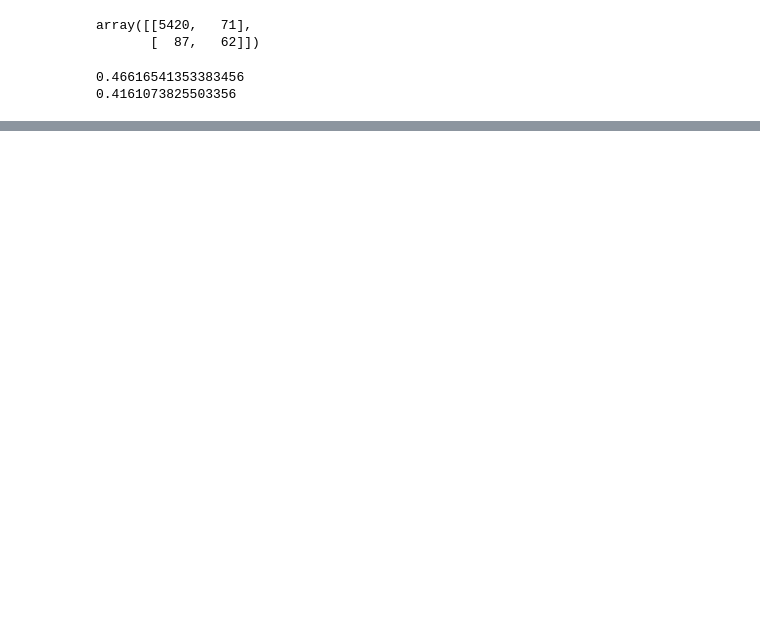
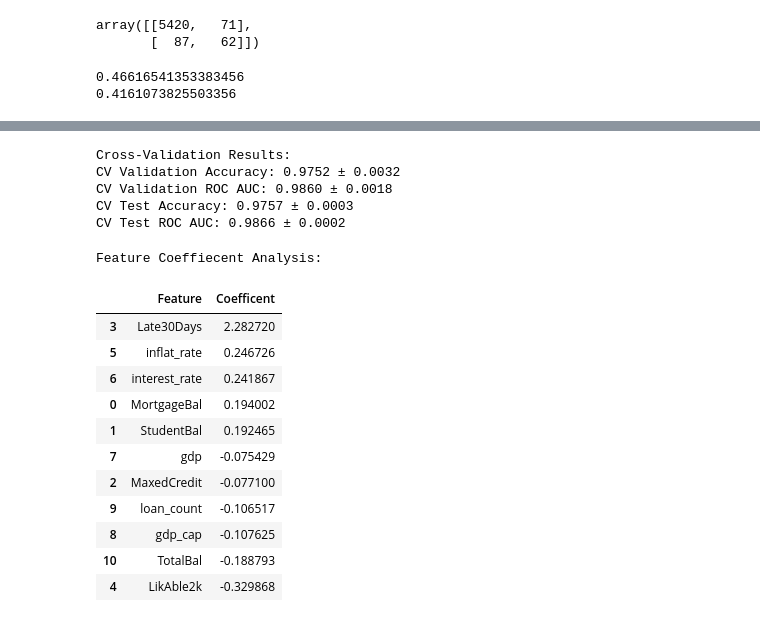
Before and after one commit to yzhao2433/LoanDelinquencyProject, a Jupyter notebook: data_prepartion.ipynb, the cells around one changed output, grey strips where cells are left out. Drawn from its saved outputs; the diff is of its cells as text; code cells hidden in the pictures; blank space fills up the shorter version.

```diff
--- a/data_prepartion.ipynb
+++ b/data_prepartion.ipynb
@@ -511,0 +508,15 @@ print (recall_score(y_test, predictions_test))
+# %%
+X = df_final_cleaned.drop(columns=["Late90Days","CreditScore",
+                                                   "LastCheckCredit","date","year",
+                                                   "weight", "userid","HaveCredit",'HaveMortgage',
+                                                   'HaveStudent','HaveHomeBasedLoan',
+                                                   'CreditBal', 'HomeBasedBal',
+                                                   'AutoBal', 'OtherBal',
+                                                   'HaveAuto', 'Other',
+                                                   "loan_count(w/outCredit)"])
+
+Y = df_final_cleaned["Late90Days"]
+
+X_train, X_test, y_train, y_test = train_test_split(X, Y, test_size=0.3, stratify=y)
+# Store the original column names before scaling
+feature_names = X.columns.tolist()
@@ -511,0 +541,14 @@ print (recall_score(y_test, predictions_test))
+# %%
+# Extract and display CV results
+print("Cross-Validation Results:")
+print(f"CV Validation Accuracy: {np.mean(cv_results['test_accuracy']):.4f} ± {np.std(cv_results['test_accuracy']):.4f}")
+print(f"CV Validation ROC AUC: {np.mean(cv_results['test_roc_auc']):.4f} ± {np.std(cv_results['test_roc_auc']):.4f}")
+
+print(f"CV Test Accuracy: {np.mean(cv_results['train_accuracy']):.4f} ± {np.std(cv_results['train_accuracy']):.4f}")
+print(f"CV Test ROC AUC: {np.mean(cv_results['train_roc_auc']):.4f} ± {np.std(cv_results['train_roc_auc']):.4f}")
+# %% [output]
+Cross-Validation Results:
+CV Validation Accuracy: 0.9752 ± 0.0032
+CV Validation ROC AUC: 0.9860 ± 0.0018
+CV Test Accuracy: 0.9757 ± 0.0003
+CV Test ROC AUC: 0.9866 ± 0.0002
@@ -511,0 +557,21 @@ print (recall_score(y_test, predictions_test))
+# %%
+print("\nFeature Coeffiecent Analysis:")
+feature_importance = pd.DataFrame({
+    'Feature': feature_names,
+    'Coefficent': final_model.coef_[0]
+}).sort_values('Coefficent', ascending=False)
+feature_importance
+# %% [output]
+Feature Coeffiecent Analysis:
+|  | Feature | Coefficent |
+| 3 | Late30Days | 2.282720 |
+| 5 | inflat_rate | 0.246726 |
+| 6 | interest_rate | 0.241867 |
+| 0 | MortgageBal | 0.194002 |
+| 1 | StudentBal | 0.192465 |
+| 7 | gdp | -0.075429 |
+| 2 | MaxedCredit | -0.077100 |
+| 9 | loan_count | -0.106517 |
+| 8 | gdp_cap | -0.107625 |
+| 10 | TotalBal | -0.188793 |
+| 4 | LikAble2k | -0.329868 |
```
Also changed, not shown: parts of 13 cells of this notebook.
